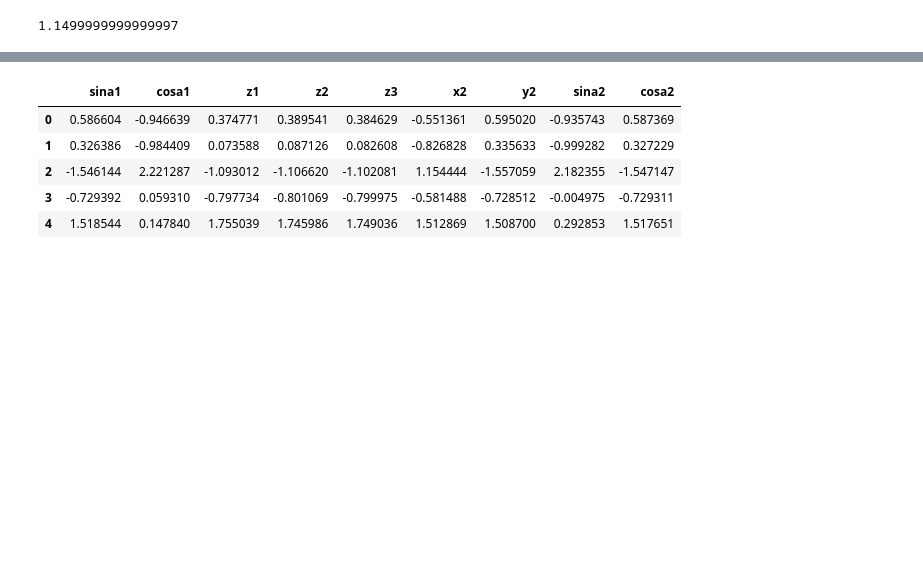
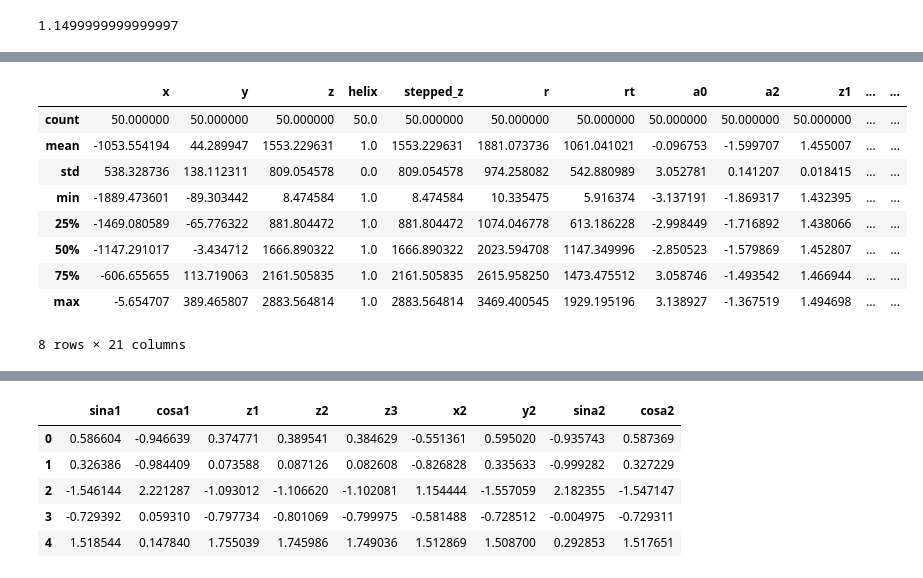
Before and after one commit to escuccim/trackml_code, a Jupyter notebook: Untitled1.ipynb, the cells around one changed output, grey strips where cells are left out. Cells and saved outputs as stored; diff of their text form; code cells hidden in the pictures; blank space fills up the shorter version.

```diff
--- a/Untitled1.ipynb
+++ b/Untitled1.ipynb
@@ -182,0 +253,13 @@ dfh.describe()
+# %%
+dfh[dfh.helix==1].describe()
+# %% [output]
+|  | x | y | z | helix | stepped_z | r | rt | a0 | a2 | z1 | ... | ... |
+| count | 50.000000 | 50.000000 | 50.000000 | 50.0 | 50.000000 | 50.000000 | 50.000000 | 50.000000 | 50.000000 | 50.000000 | ... | ... |
+| mean | -1053.554194 | 44.289947 | 1553.229631 | 1.0 | 1553.229631 | 1881.073736 | 1061.041021 | -0.096753 | -1.599707 | 1.455007 | ... | ... |
+| std | 538.328736 | 138.112311 | 809.054578 | 0.0 | 809.054578 | 974.258082 | 542.880989 | 3.052781 | 0.141207 | 0.018415 | ... | ... |
+| min | -1889.473601 | -89.303442 | 8.474584 | 1.0 | 8.474584 | 10.335475 | 5.916374 | -3.137191 | -1.869317 | 1.432395 | ... | ... |
+| 25% | -1469.080589 | -65.776322 | 881.804472 | 1.0 | 881.804472 | 1074.046778 | 613.186228 | -2.998449 | -1.716892 | 1.438066 | ... | ... |
+| 50% | -1147.291017 | -3.434712 | 1666.890322 | 1.0 | 1666.890322 | 2023.594708 | 1147.349996 | -2.850523 | -1.579869 | 1.452807 | ... | ... |
+| 75% | -606.655655 | 113.719063 | 2161.505835 | 1.0 | 2161.505835 | 2615.958250 | 1473.475512 | 3.058746 | -1.493542 | 1.466944 | ... | ... |
+| max | -5.654707 | 389.465807 | 2883.564814 | 1.0 | 2883.564814 | 3469.400545 | 1929.195196 | 3.138927 | -1.367519 | 1.494698 | ... | ... |
+8 rows × 21 columns
```
Also changed, not shown: parts of 20 cells of this notebook, 3 other files.
